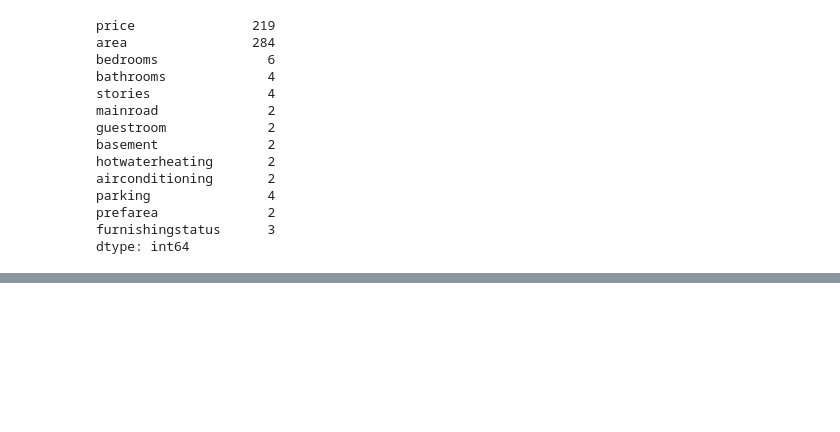
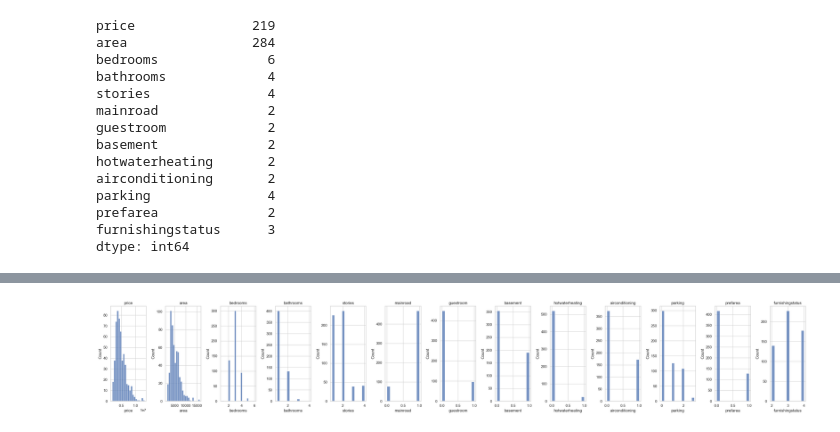
Before and after one commit to YoDineeee/Technical_interview-sigmoid-, a Jupyter notebook: src/main.ipynb, the cells around one changed output, grey strips where cells are left out. Drawn from its saved outputs; the diff is of its cells as text; code cells hidden in the pictures; blank space fills up the shorter version.

```diff
--- a/src/main.ipynb
+++ b/src/main.ipynb
@@ -107,0 +163,18 @@ dtype: int64
+# %%
+def histplot(data):
+
+    fig,axs=plt.subplots(ncols=len(data.columns), figsize=(30,5))
+
+    for i,col in enumerate(data.columns):
+
+        sns.histplot(data[col],ax=axs[i])
+
+        axs[i].set_title(col)
+
+    plt.tight_layout()
+
+    plt.show()
+
+histplot(data)
+# %% [output]
+[figure, added]
```
Also changed, not shown: parts of 30 cells of this notebook.
